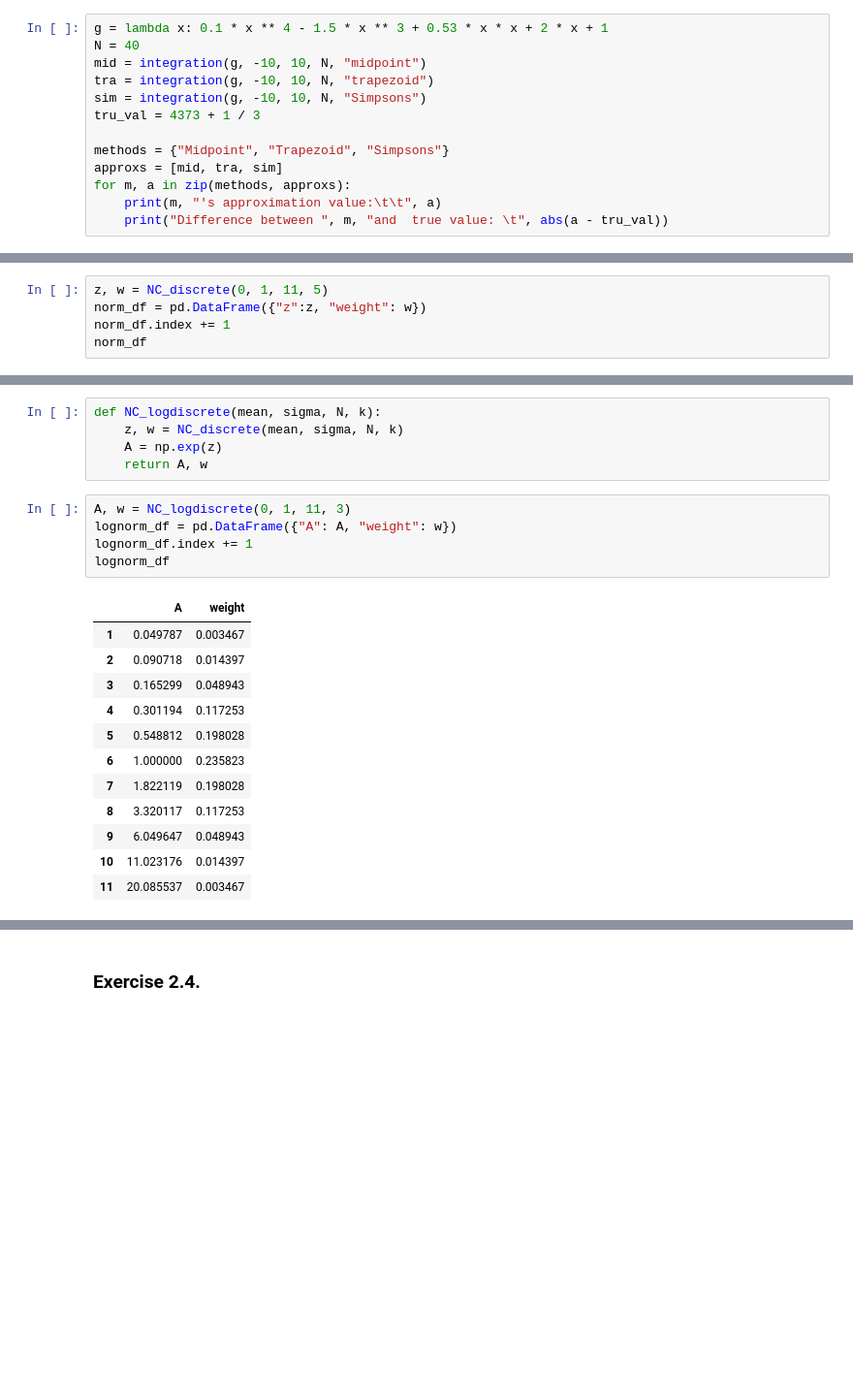
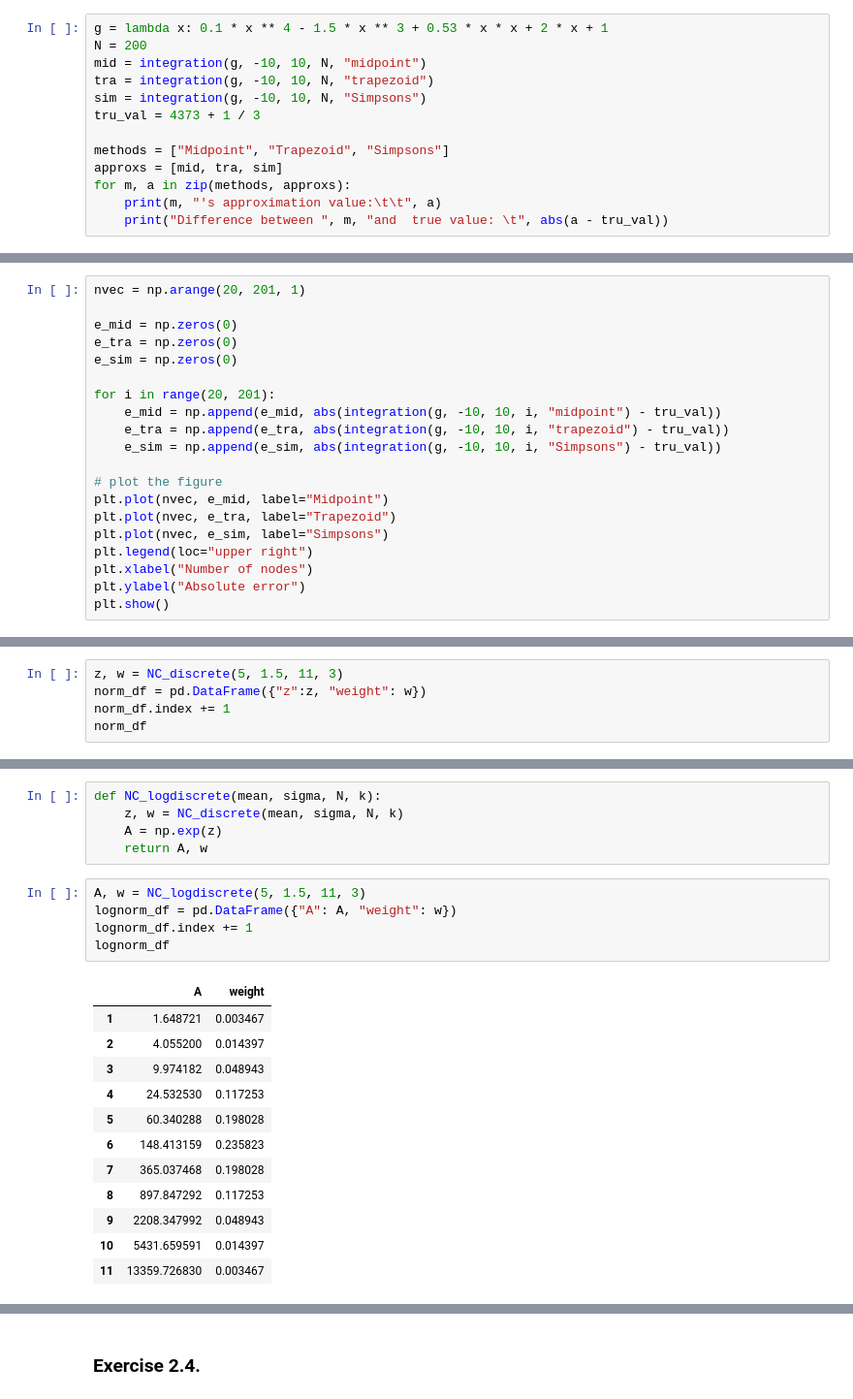
Before and after one commit to linghui-wu/persp-model-econ_w20, a Jupyter notebook: ProblemSets/PS2/PS2_part2_solutions.ipynb, the cells around one changed output, grey strips where cells are left out. Shown at 97% size. Cells and saved outputs as stored; diff of their text form; blank space fills up the shorter version.

```diff
--- a/ProblemSets/PS2/PS2_part2_solutions.ipynb
+++ b/ProblemSets/PS2/PS2_part2_solutions.ipynb
@@ -39,13 +43,13 @@ def integration(g, a, b, N, method):
             return (b - a) / (6 * N) * itgr
 # %%
 g = lambda x: 0.1 * x ** 4 - 1.5 * x ** 3 + 0.53 * x * x + 2 * x + 1
-N = 40
+N = 200
 mid = integration(g, -10, 10, N, "midpoint")
 tra = integration(g, -10, 10, N, "trapezoid")
 sim = integration(g, -10, 10, N, "Simpsons")
 tru_val = 4373 + 1 / 3
 
-methods = {"Midpoint", "Trapezoid", "Simpsons"}
+methods = ["Midpoint", "Trapezoid", "Simpsons"]
 approxs = [mid, tra, sim]
 for m, a in zip(methods, approxs):
     print(m, "'s approximation value:\t\t", a)
@@ -59,0 +66,20 @@ Difference between  Trapezoid and  true value:   918.4450260416661
+# %%
+nvec = np.arange(20, 201, 1)
+
+e_mid = np.zeros(0)
+e_tra = np.zeros(0)
+e_sim = np.zeros(0)
+
+for i in range(20, 201):
+    e_mid = np.append(e_mid, abs(integration(g, -10, 10, i, "midpoint") - tru_val))
+    e_tra = np.append(e_tra, abs(integration(g, -10, 10, i, "trapezoid") - tru_val))
+    e_sim = np.append(e_sim, abs(integration(g, -10, 10, i, "Simpsons") - tru_val))
+
+# plot the figure
+plt.plot(nvec, e_mid, label="Midpoint")
+plt.plot(nvec, e_tra, label="Trapezoid")
+plt.plot(nvec, e_sim, label="Simpsons")
+plt.legend(loc="upper right")
+plt.xlabel("Number of nodes")
+plt.ylabel("Absolute error")
+plt.show()
@@ -72,7 +119,7 @@ def NC_discrete(mean, sigma, N, k):
         w[i] = quad(norm_pdf, z_min, z_max)[0]
     return z, w
 # %%
-z, w = NC_discrete(0, 1, 11, 5)
+z, w = NC_discrete(5, 1.5, 11, 3)
 norm_df = pd.DataFrame({"z":z, "weight": w})
 norm_df.index += 1
 norm_df
@@ -109,22 +156,22 @@ def NC_logdiscrete(mean, sigma, N, k):
     A = np.exp(z)
     return A, w
 # %%
-A, w = NC_logdiscrete(0, 1, 11, 3)
+A, w = NC_logdiscrete(5, 1.5, 11, 3)
 lognorm_df = pd.DataFrame({"A": A, "weight": w})
 lognorm_df.index += 1
 lognorm_df
 # %% [output]
 |  | A | weight |
-| 1 | 0.049787 | 0.003467 |
-| 2 | 0.090718 | 0.014397 |
-| 3 | 0.165299 | 0.048943 |
-| 4 | 0.301194 | 0.117253 |
-| 5 | 0.548812 | 0.198028 |
-| 6 | 1.000000 | 0.235823 |
-| 7 | 1.822119 | 0.198028 |
-| 8 | 3.320117 | 0.117253 |
-| 9 | 6.049647 | 0.048943 |
-| 10 | 11.023176 | 0.014397 |
-| 11 | 20.085537 | 0.003467 |
+| 1 | 1.648721 | 0.003467 |
+| 2 | 4.055200 | 0.014397 |
+| 3 | 9.974182 | 0.048943 |
+| 4 | 24.532530 | 0.117253 |
+| 5 | 60.340288 | 0.198028 |
+| 6 | 148.413159 | 0.235823 |
+| 7 | 365.037468 | 0.198028 |
+| 8 | 897.847292 | 0.117253 |
+| 9 | 2208.347992 | 0.048943 |
+| 10 | 5431.659591 | 0.014397 |
+| 11 | 13359.726830 | 0.003467 |
 # %%
 plt.plot(A, w, label="Newton-Cotes approximation")
```
Also changed, not shown: parts of 23 cells of this notebook.
